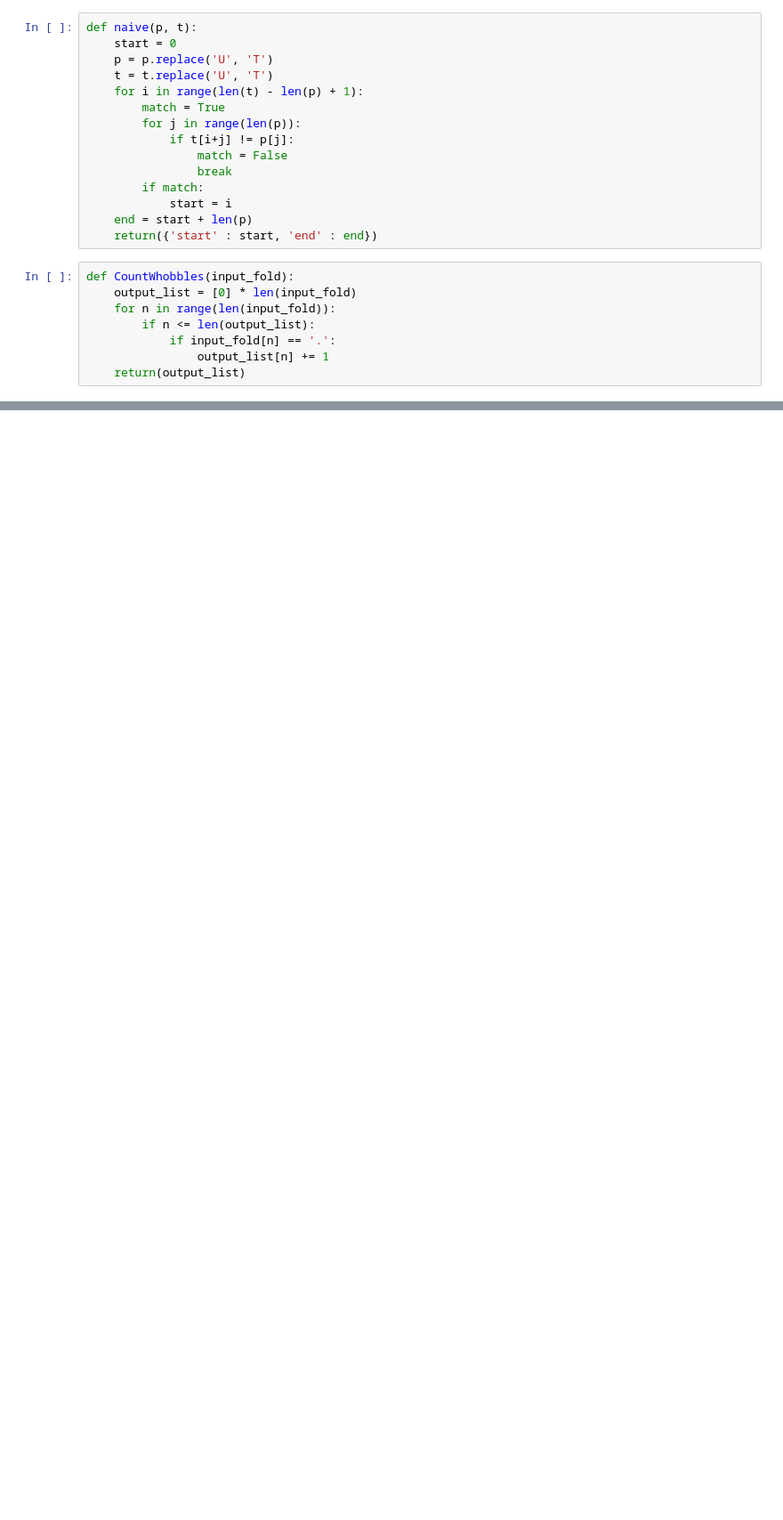
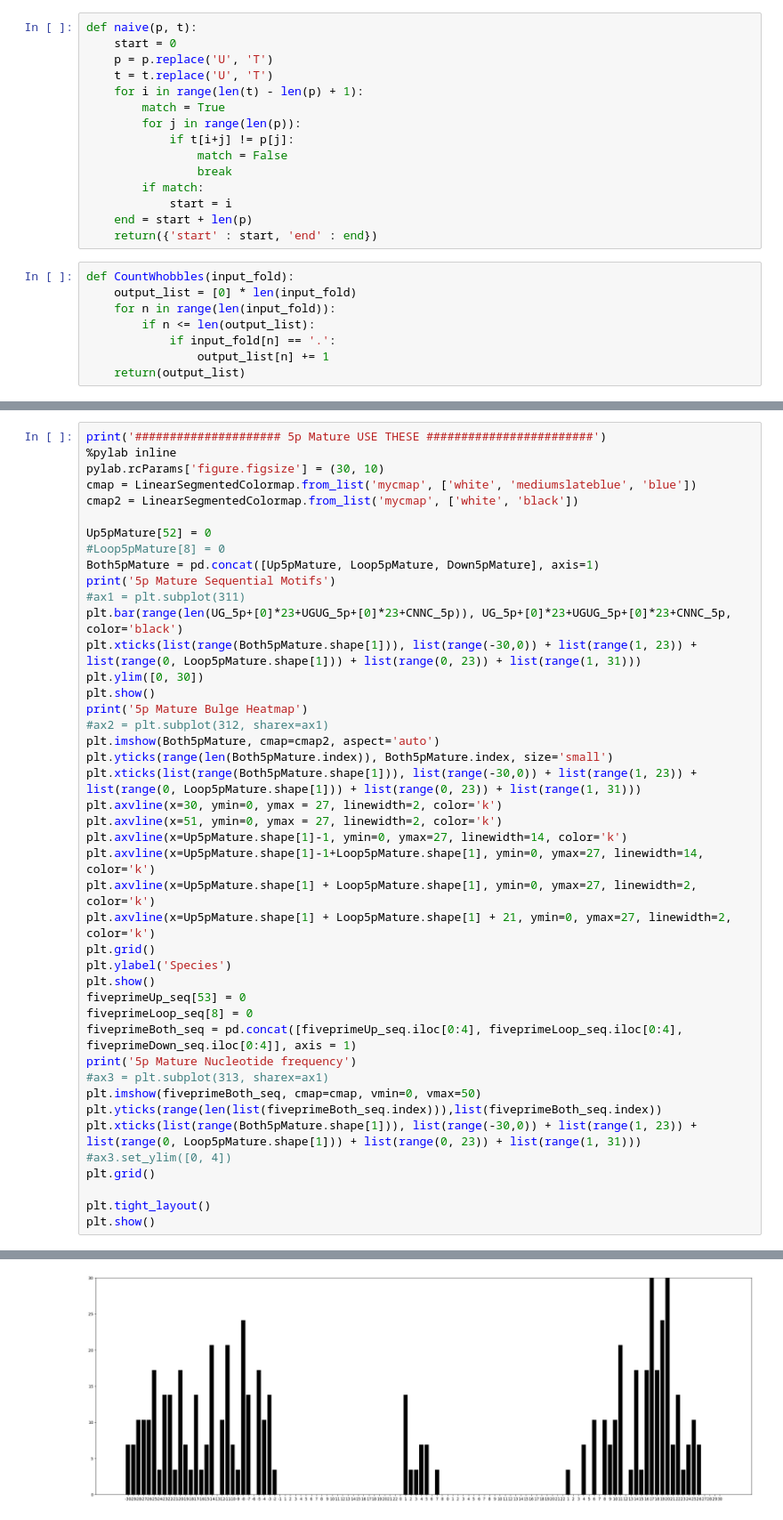
Before and after one commit to eirikhoye/correlomics, a Jupyter notebook: notebooks/mismatch_motif.ipynb, the cells around one changed output, grey strips where cells are left out. Shown: that part at 89% size. Cells and saved outputs as stored; diff of their text form; blank space fills up the shorter version.

```diff
--- a/notebooks/mismatch_motif.ipynb
+++ b/notebooks/mismatch_motif.ipynb
@@ -749,0 +936,44 @@ SyntaxError: invalid syntax (1030012228.py, line 205)
+# %%
+print('##################### 5p Mature USE THESE ########################')
+%pylab inline
+pylab.rcParams['figure.figsize'] = (30, 10)
+cmap = LinearSegmentedColormap.from_list('mycmap', ['white', 'mediumslateblue', 'blue'])
+cmap2 = LinearSegmentedColormap.from_list('mycmap', ['white', 'black'])
+
+Up5pMature[52] = 0
+#Loop5pMature[8] = 0
+Both5pMature = pd.concat([Up5pMature, Loop5pMature, Down5pMature], axis=1)
+print('5p Mature Sequential Motifs')
+#ax1 = plt.subplot(311)
+plt.bar(range(len(UG_5p+[0]*23+UGUG_5p+[0]*23+CNNC_5p)), UG_5p+[0]*23+UGUG_5p+[0]*23+CNNC_5p, color='black')
+plt.xticks(list(range(Both5pMature.shape[1])), list(range(-30,0)) + list(range(1, 23)) + list(range(0, Loop5pMature.shape[1])) + list(range(0, 23)) + list(range(1, 31)))
+plt.ylim([0, 30])
+plt.show()
+print('5p Mature Bulge Heatmap')
+#ax2 = plt.subplot(312, sharex=ax1)
+plt.imshow(Both5pMature, cmap=cmap2, aspect='auto')
+plt.yticks(range(len(Both5pMature.index)), Both5pMature.index, size='small')
+plt.xticks(list(range(Both5pMature.shape[1])), list(range(-30,0)) + list(range(1, 23)) + list(range(0, Loop5pMature.shape[1])) + list(range(0, 23)) + list(range(1, 31)))
+plt.axvline(x=30, ymin=0, ymax = 27, linewidth=2, color='k')
+plt.axvline(x=51, ymin=0, ymax = 27, linewidth=2, color='k')
+plt.axvline(x=Up5pMature.shape[1]-1, ymin=0, ymax=27, linewidth=14, color='k')
+plt.axvline(x=Up5pMature.shape[1]-1+Loop5pMature.shape[1], ymin=0, ymax=27, linewidth=14, color='k')
+plt.axvline(x=Up5pMature.shape[1] + Loop5pMature.shape[1], ymin=0, ymax=27, linewidth=2, color='k')
+plt.axvline(x=Up5pMature.shape[1] + Loop5pMature.shape[1] + 21, ymin=0, ymax=27, linewidth=2, color='k')
+plt.grid()
+plt.ylabel('Species')
+plt.show()
+fiveprimeUp_seq[53] = 0
+fiveprimeLoop_seq[8] = 0
+fiveprimeBoth_seq = pd.concat([fiveprimeUp_seq.iloc[0:4], fiveprimeLoop_seq.iloc[0:4], fiveprimeDown_seq.iloc[0:4]], axis = 1)
+print('5p Mature Nucleotide frequency')
+#ax3 = plt.subplot(313, sharex=ax1)
+plt.imshow(fiveprimeBoth_seq, cmap=cmap, vmin=0, vmax=50)
+plt.yticks(range(len(list(fiveprimeBoth_seq.index))),list(fiveprimeBoth_seq.index))
+plt.xticks(list(range(Both5pMature.shape[1])), list(range(-30,0)) + list(range(1, 23)) + list(range(0, Loop5pMature.shape[1])) + list(range(0, 23)) + list(range(1, 31)))
+#ax3.set_ylim([0, 4])
+plt.grid()
+
+plt.tight_layout()
+plt.show()
+# %% [output]
@@ -749,0 +984 @@ SyntaxError: invalid syntax (1030012228.py, line 205)
+[figure, added]
```
Also changed, not shown: parts of 5 cells of this notebook, 31 other files.
